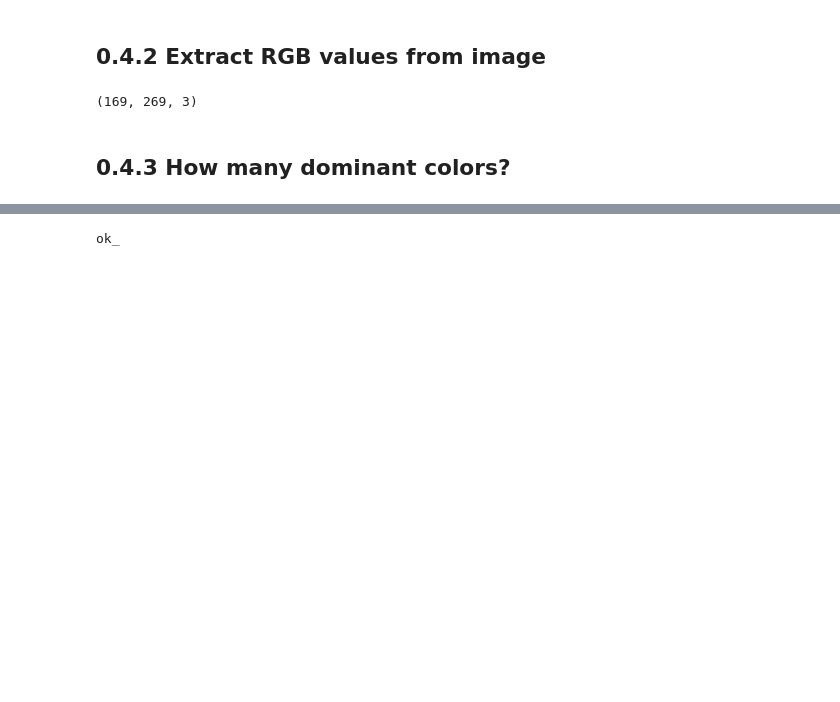
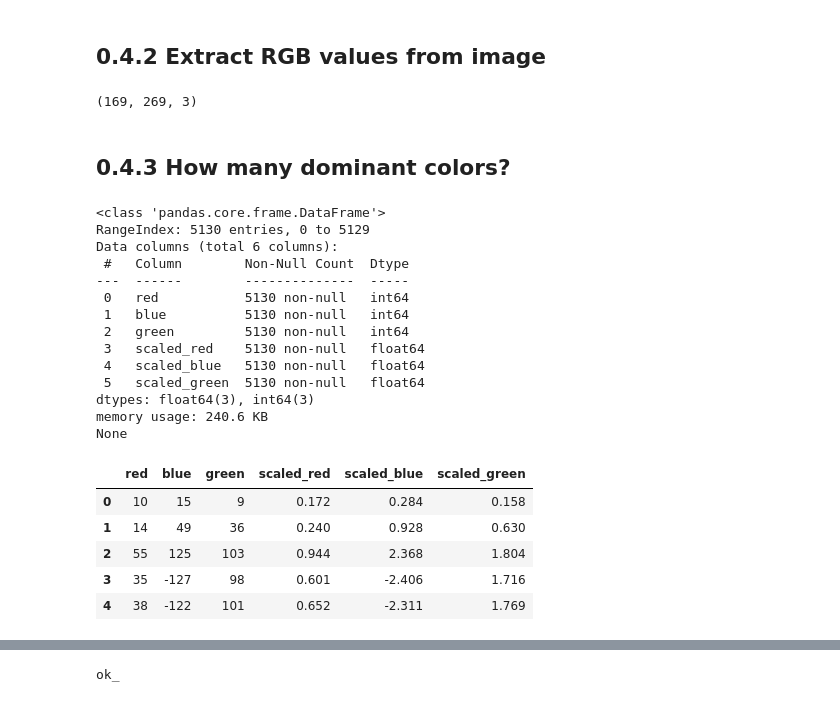
Before and after one commit to oecorrechag/Cluster_Analysis, a Jupyter notebook: notebooks/0.4.0_Clustering in Real World.ipynb, the cells around one changed output, grey strips where cells are left out. Cells and saved outputs as stored; diff of their text form; code cells hidden in the pictures; blank space fills up the shorter version.

```diff
--- a/notebooks/0.4.0_Clustering in Real World.ipynb
+++ b/notebooks/0.4.0_Clustering in Real World.ipynb
@@ -40,6 +51,31 @@ for row in batman_image:
         b.append(temp_b)
 # %% [markdown]
 ## 0.4.3 How many dominant colors?
+# %%
+batman_df = pd.read_csv(path.data_raw_dir("batman_df.csv"), sep=',')
+print(batman_df.info())
+batman_df.head()
+# %% [output]
+<class 'pandas.core.frame.DataFrame'>
+RangeIndex: 5130 entries, 0 to 5129
+Data columns (total 6 columns):
+ #   Column        Non-Null Count  Dtype
+---  ------        --------------  -----
+ 0   red           5130 non-null   int64
+ 1   blue          5130 non-null   int64
+ 2   green         5130 non-null   int64
+ 3   scaled_red    5130 non-null   float64
+ 4   scaled_blue   5130 non-null   float64
+ 5   scaled_green  5130 non-null   float64
+dtypes: float64(3), int64(3)
+memory usage: 240.6 KB
+None
+|  | red | blue | green | scaled_red | scaled_blue | scaled_green |
+| 0 | 10 | 15 | 9 | 0.172 | 0.284 | 0.158 |
+| 1 | 14 | 49 | 36 | 0.240 | 0.928 | 0.630 |
+| 2 | 55 | 125 | 103 | 0.944 | 2.368 | 1.804 |
+| 3 | 35 | -127 | 98 | 0.601 | -2.406 | 1.716 |
+| 4 | 38 | -122 | 101 | 0.652 | -2.311 | 1.769 |
 # %%
 distortions = []
 num_clusters = range(1, 7)
```
Also changed, not shown: parts of 21 cells of this notebook, 1 other file.
